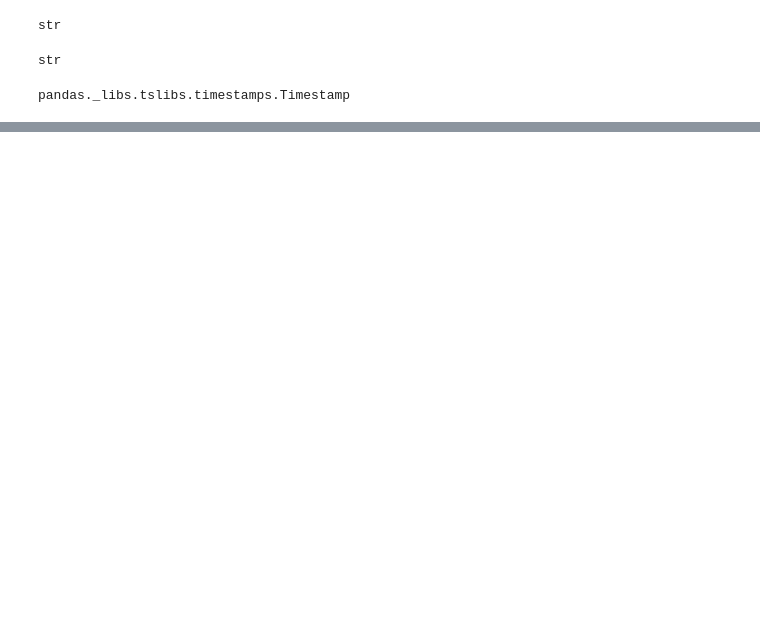
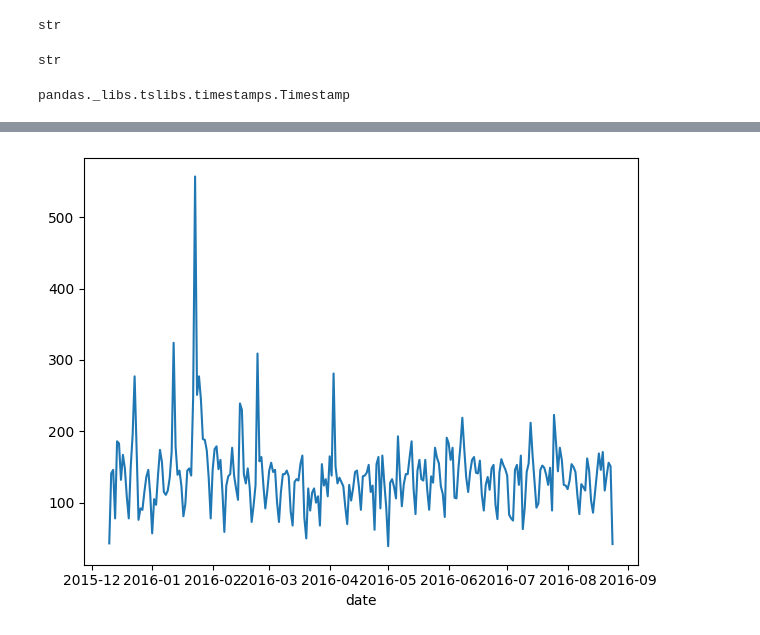
Before and after one commit to DannyCui-2016/Machine-Learning-Approach-Session, a Jupyter notebook: section13 - Data Capstone Project/part1.ipynb, the cells around one changed output, grey strips where cells are left out. Drawn from its saved outputs; the diff is of its cells as text; code cells hidden in the pictures; blank space fills up the shorter version.

```diff
--- a/section13 - Data Capstone Project/part1.ipynb
+++ b/section13 - Data Capstone Project/part1.ipynb
@@ -221,0 +245,5 @@ Passing `palette` without assigning `hue` is deprecated and will be removed in v
+# %%
+df[df['Reason']=='Traffic'].groupby('date').count()['lat'].plot()
+plt.tight_layout()
+# %% [output]
+[figure, added]
```
Also changed, not shown: parts of 38 cells of this notebook, 6 other files.
